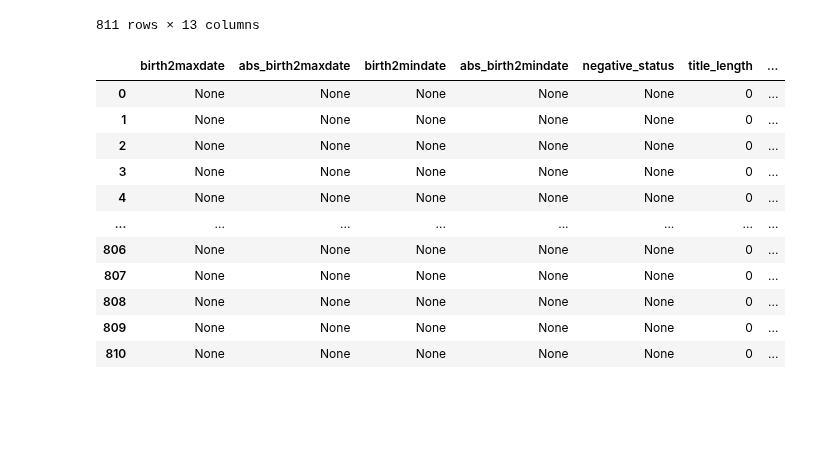
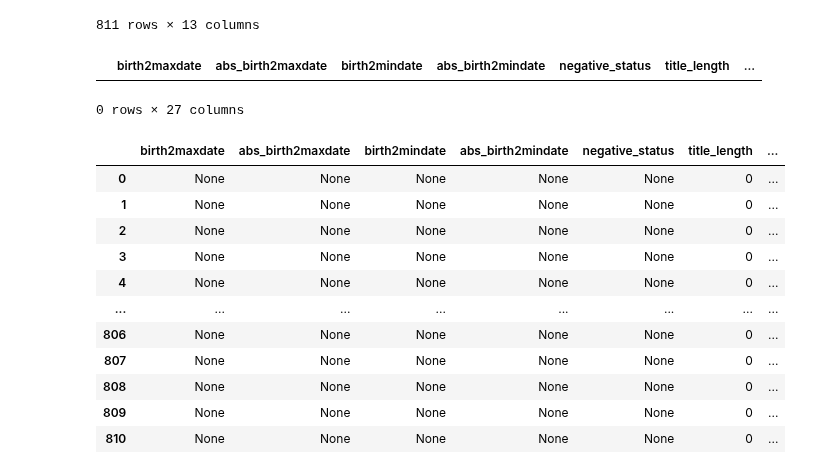
Before and after one commit to Historical-AI-Lab/novelty, a Jupyter notebook: becca/clean_viaf_classifier.ipynb, the cells around one changed output. Saved outputs shown, nothing was run; the diff lists cells and outputs as text; code cells hidden in the pictures; blank space fills up the shorter version.

```diff
--- a/becca/clean_viaf_classifier.ipynb
+++ b/becca/clean_viaf_classifier.ipynb
@@ -420,6 +437,13 @@ df
 | 809 | None | None | None | None | None | 0 | ... |
 | 810 | None | None | None | None | None | 0 | ... |
 811 rows × 13 columns
+# %%
+df_notnull = df.loc[df['birth2maxdate'].notnull()]
+# %%
+df_notnull
+# %% [output]
+|  | birth2maxdate | abs_birth2maxdate | birth2mindate | abs_birth2mindate | negative_status | title_length | ... |
+0 rows × 27 columns
 # %%
 import pandas as pd
 import ast
```
Also changed, not shown: parts of 19 cells of this notebook.
